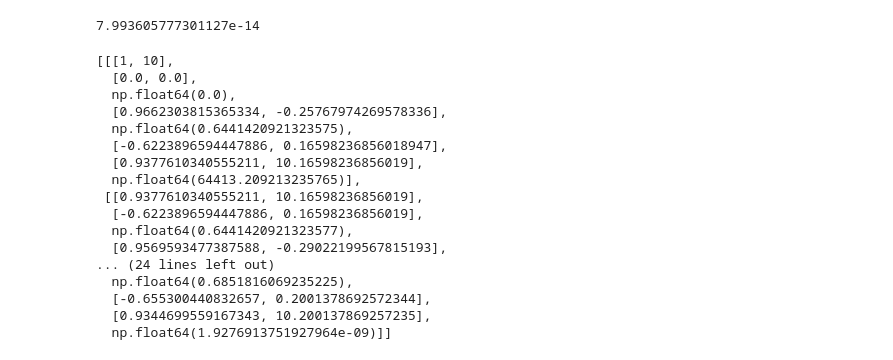
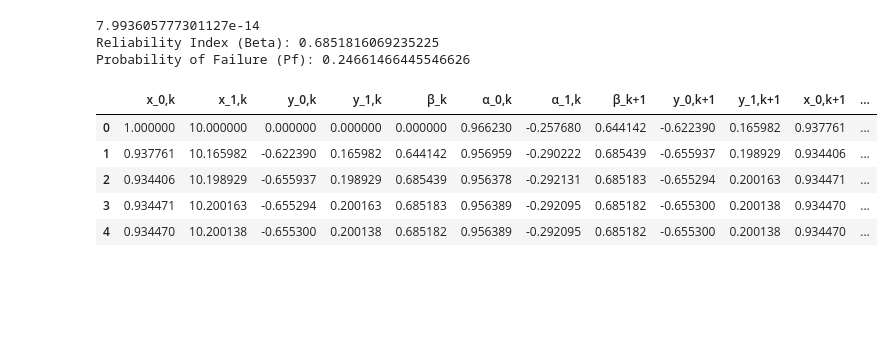
Before and after one commit to Pesquisa-UFCAT/parepy, a Jupyter notebook: local_examples/exemplo_form.ipynb, the cells around one changed output. Saved outputs shown, nothing was run; the diff lists cells and outputs as text; code cells hidden in the pictures; blank space fills up the shorter version.

```diff
--- a/local_examples/exemplo_form.ipynb
+++ b/local_examples/exemplo_form.ipynb
@@ -7,36 +118,30 @@ from parepy_toolbox import deterministic_algorithm_structural_analysis
 # %%
 # book e-Design Computer-Aided Engineering Design, Kuang-Hua Chang, https://www.sciencedirect.com/book/9780123820389/e-design, page 558
 def obj(x):
     return 12.5 * x[0] ** 3 - x[1]
 
 d = {'type': 'normal', 'parameters': {'mean': 1., 'std': 0.1}}
 l = {'type': 'normal', 'parameters': {'mean': 10., 'std': 1.}}
 var = [d, l]
 x0 = [1, 10]
 max_iter = 10
 tol = 1E-6
-r = deterministic_algorithm_structural_analysis(obj, tol, max_iter, var, x0)
+r, beta = deterministic_algorithm_structural_analysis(obj, tol, max_iter, var, x0)
 print(obj([0.9344699559167343, 10.200137869257235]))
+print("Reliability Index (Beta):", beta)
+pf = parepyco.pf_equation(beta)
+print("Probability of Failure (Pf):", pf)
 r
 # %% [output]
 7.993605777301127e-14
+Reliability Index (Beta): 0.6851816069235225
+Probability of Failure (Pf): 0.24661466445546626
-[[[1, 10],
-  [0.0, 0.0],
-  np.float64(0.0),
-  [0.9662303815365334, -0.25767974269578336],
-  np.float64(0.6441420921323575),
-  [-0.6223896594447886, 0.16598236856018947],
-  [0.9377610340555211, 10.16598236856019],
-  np.float64(64413.209213235765)],
- [[0.9377610340555211, 10.16598236856019],
-  [-0.6223896594447886, 0.16598236856019],
-  np.float64(0.6441420921323577),
-  [0.9569593477387588, -0.29022199567815193],
-... (24 lines left out)
-  np.float64(0.6851816069235225),
-  [-0.655300440832657, 0.2001378692572344],
-  [0.9344699559167343, 10.200137869257235],
-  np.float64(1.9276913751927964e-09)]]
+|  | x_0,k | x_1,k | y_0,k | y_1,k | β_k | α_0,k | α_1,k | β_k+1 | y_0,k+1 | y_1,k+1 | x_0,k+1 | ... |
+| 0 | 1.000000 | 10.000000 | 0.000000 | 0.000000 | 0.000000 | 0.966230 | -0.257680 | 0.644142 | -0.622390 | 0.165982 | 0.937761 | ... |
+| 1 | 0.937761 | 10.165982 | -0.622390 | 0.165982 | 0.644142 | 0.956959 | -0.290222 | 0.685439 | -0.655937 | 0.198929 | 0.934406 | ... |
+| 2 | 0.934406 | 10.198929 | -0.655937 | 0.198929 | 0.685439 | 0.956378 | -0.292131 | 0.685183 | -0.655294 | 0.200163 | 0.934471 | ... |
+| 3 | 0.934471 | 10.200163 | -0.655294 | 0.200163 | 0.685183 | 0.956389 | -0.292095 | 0.685182 | -0.655300 | 0.200138 | 0.934470 | ... |
+| 4 | 0.934470 | 10.200138 | -0.655300 | 0.200138 | 0.685182 | 0.956389 | -0.292095 | 0.685182 | -0.655300 | 0.200138 | 0.934470 | ... |
 # %%
 # book Segurança estrutural: Uma introdução com aplicações à segurança, Luciano Jacinto, page 155
 def obj(x):
```
Also changed, not shown: parts of 8 cells of this notebook, 3 other files.
